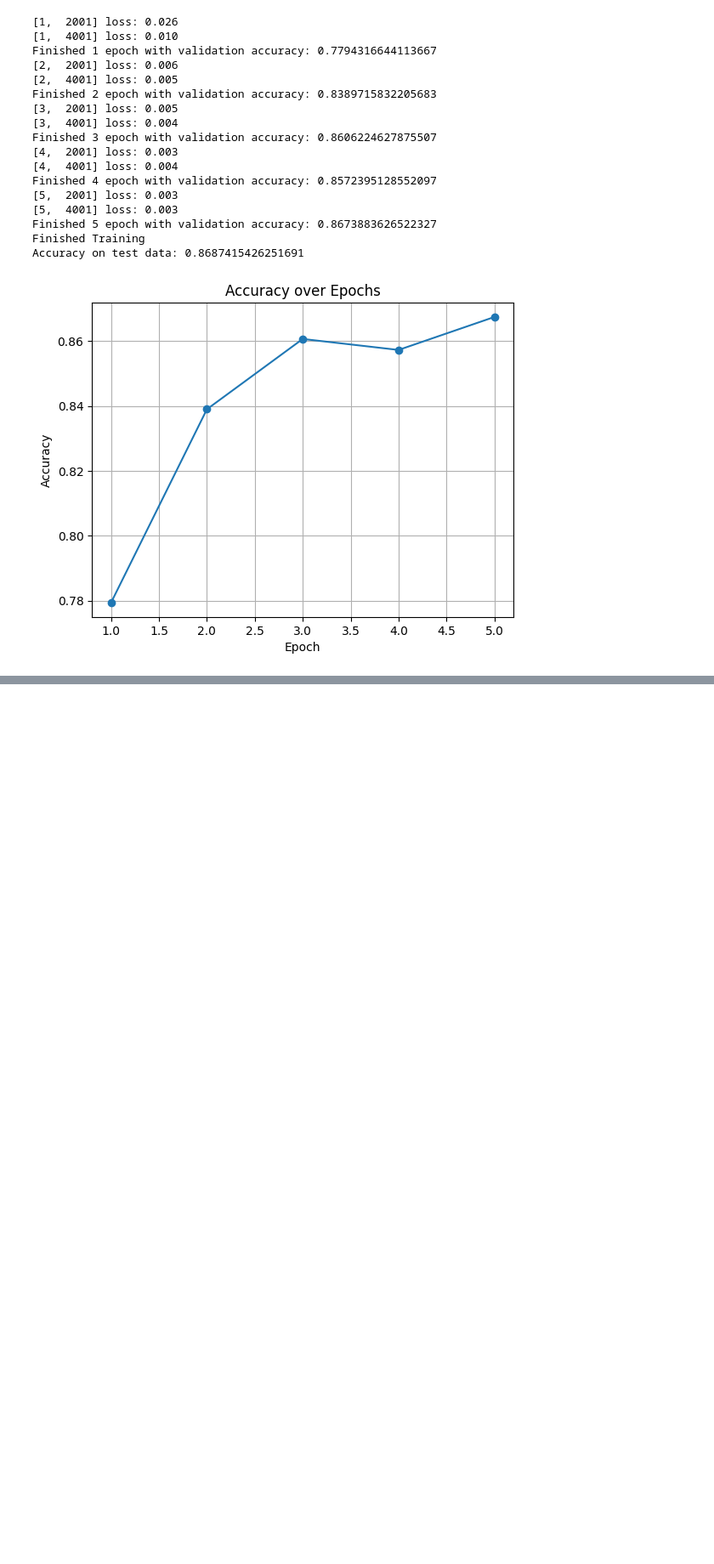
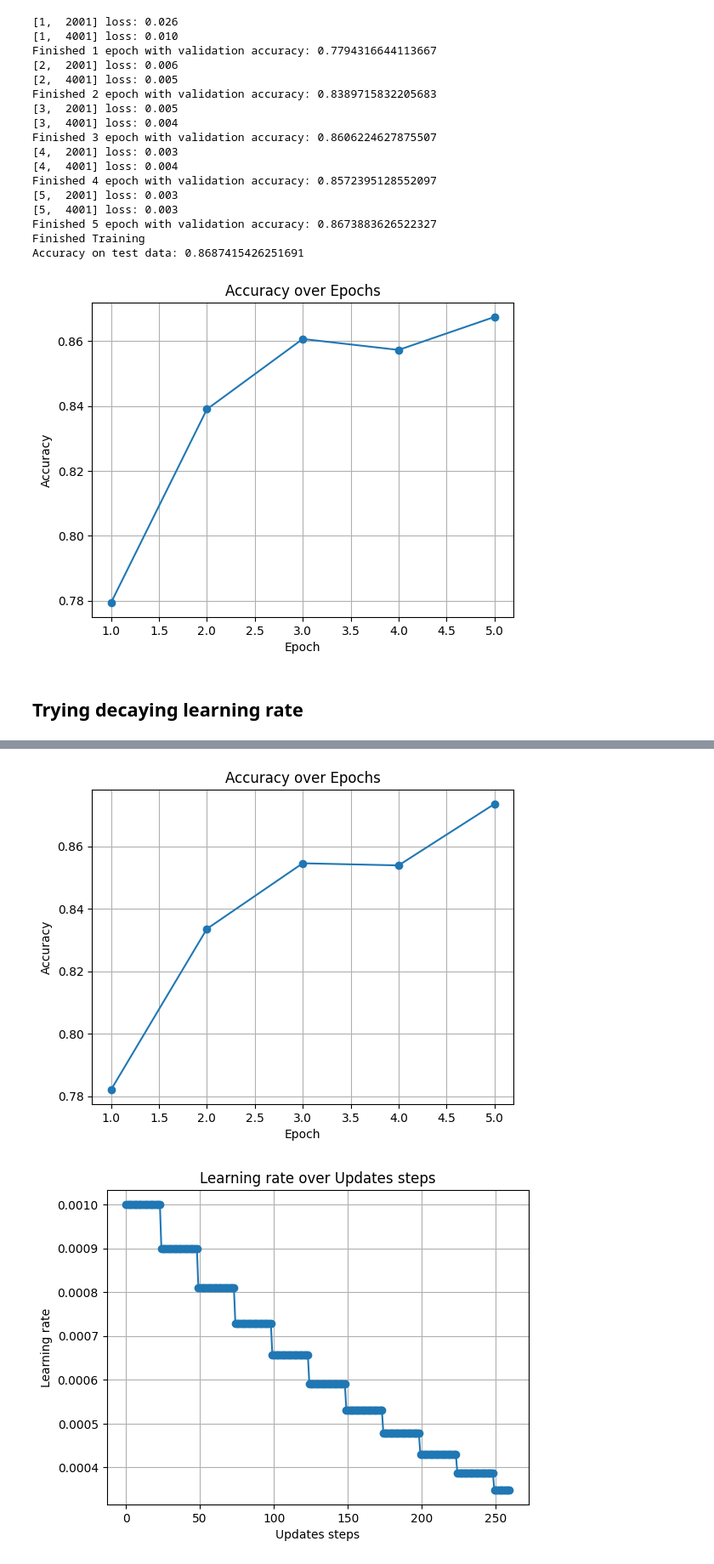
Before and after one commit to Casassarnau/semi-supervised-learning-oxford-IIIT-pet, a Jupyter notebook: breeds_classifier.ipynb, the cells around one changed output, grey strips where cells are left out. Shown at 85% size. Drawn from its saved outputs; the diff is of its cells as text; code cells hidden in the pictures; blank space fills up the shorter version.

```diff
--- a/breeds_classifier.ipynb
+++ b/breeds_classifier.ipynb
@@ -227,3 +255,8 @@ Finished 5 epoch with validation accuracy: 0.8673883626522327
 Finished Training
 Accuracy on test data: 0.8687415426251691
 [figure]
+# %% [markdown]
+## Trying decaying learning rate
+# %%
+main(extra_layers=[], epochs=5, sched=1)
+# %% [output]
@@ -229,0 +280,2 @@ Accuracy on test data: 0.8687415426251691
+[figure, added]
+[figure, added]
```
Also changed, not shown: parts of 17 cells of this notebook.
